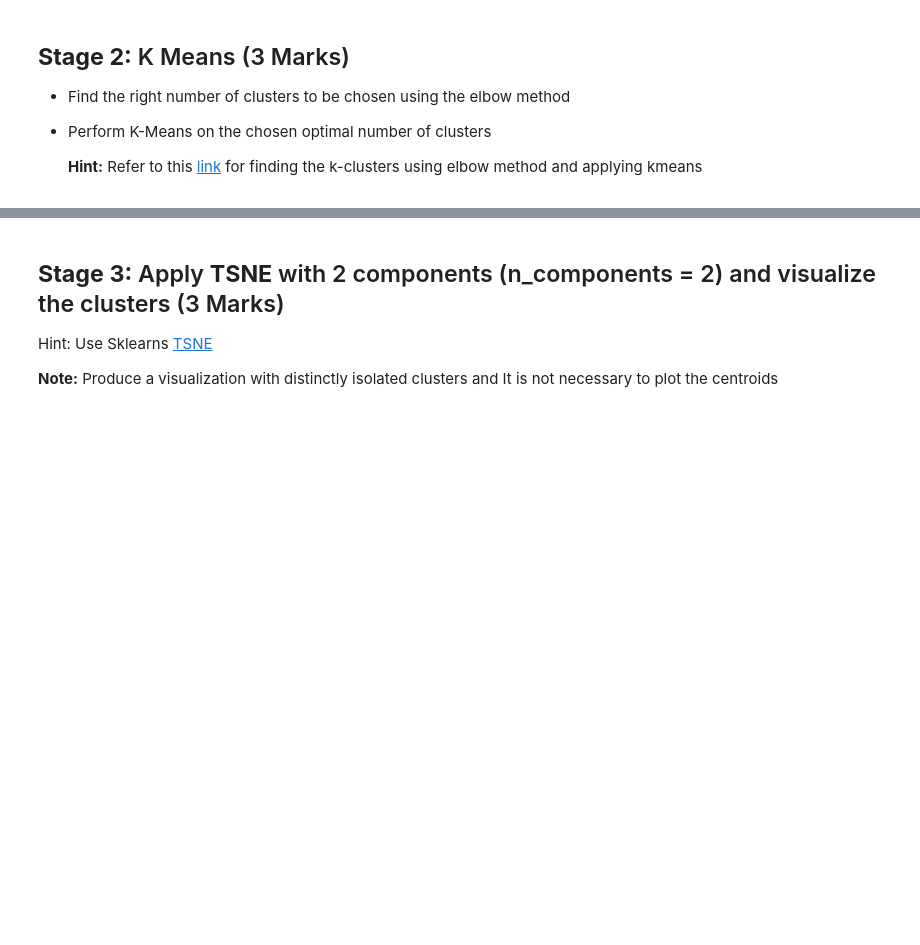
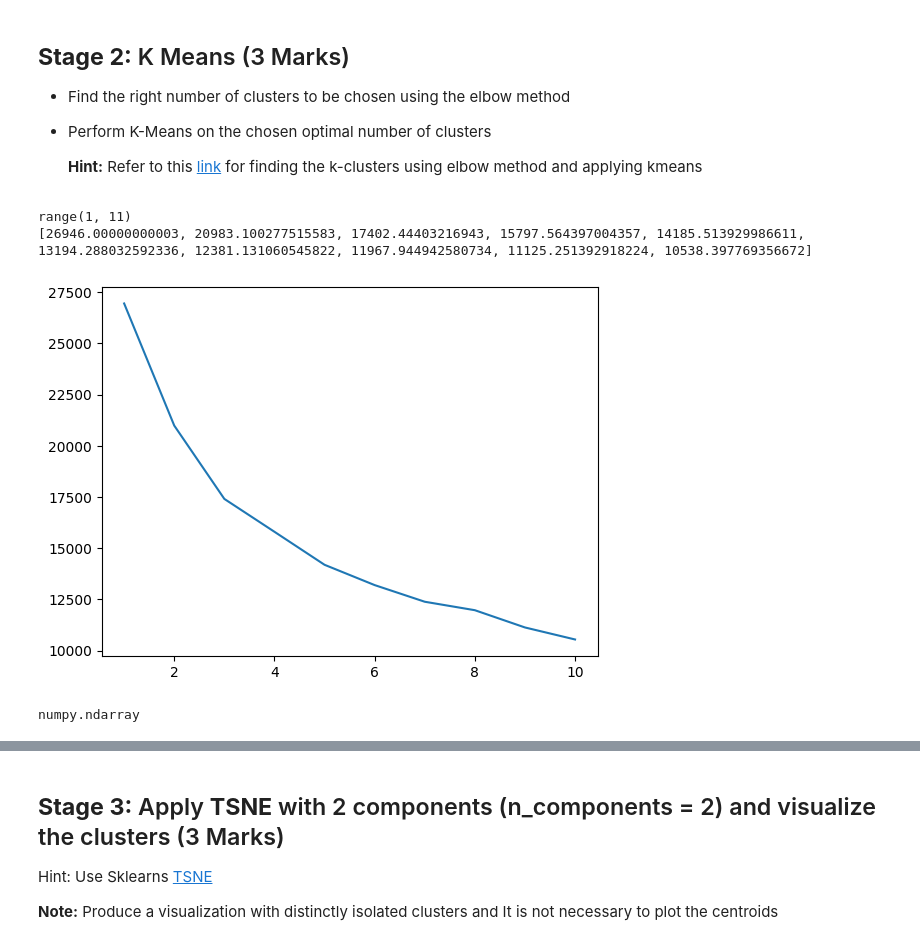
Before and after one commit to vikramvundyala/python_AI-ML, a Jupyter notebook: U2_MH2_Customer_Segmentation.ipynb, the cells around one changed output, grey strips where cells are left out. Saved outputs shown, nothing was run; the diff lists cells and outputs as text; code cells hidden in the pictures; blank space fills up the shorter version.

```diff
--- a/U2_MH2_Customer_Segmentation.ipynb
+++ b/U2_MH2_Customer_Segmentation.ipynb
@@ -173,6 +177,9 @@ plt.show()
 # %%
 df.drop(['CASH_ADVANCE_FREQUENCY'], axis=1, inplace=True)
 df.head()
+
+df.drop(['PRC_FULL_PAYMENT'], axis=1, inplace=True)
+df.head()
 # %% [output]
 |  | BALANCE | PURCHASES | INSTALLMENTS_PURCHASES | CASH_ADVANCE | PURCHASES_FREQUENCY | CASH_ADVANCE_TRX | ... |
 | 0 | 40.900749 | 95.40 | 95.4 | 0.00000 | 0.166667 | 0 | ... |
@@ -210,0 +216,23 @@ array([[-1.13359969, -0.63261322, -0.31715131, ..., -0.94317715,
+# %%
+# YOUR CODE HERE
+sse = []
+kRange = range(1, 11)
+
+for k in kRange:
+    kmeans = KMeans(n_clusters=k, random_state=42)
+    kmeans.fit(df_scaled)
+    sse.append(kmeans.inertia_)
+
+print(kRange)
+print(sse)
+
+plt.plot(kRange, sse)
+plt.show()
+# %% [output]
+range(1, 11)
+[26946.00000000003, 20983.100277515583, 17402.44403216943, 15797.564397004357, 14185.513929986611, 13194.288032592336, 12381.131060545822, 11967.944942580734, 11125.251392918224, 10538.397769356672]
+[figure, added]
+# %%
+type(df_scaled)
+# %% [output]
+numpy.ndarray
```
Also changed, not shown: parts of 11 cells of this notebook.
